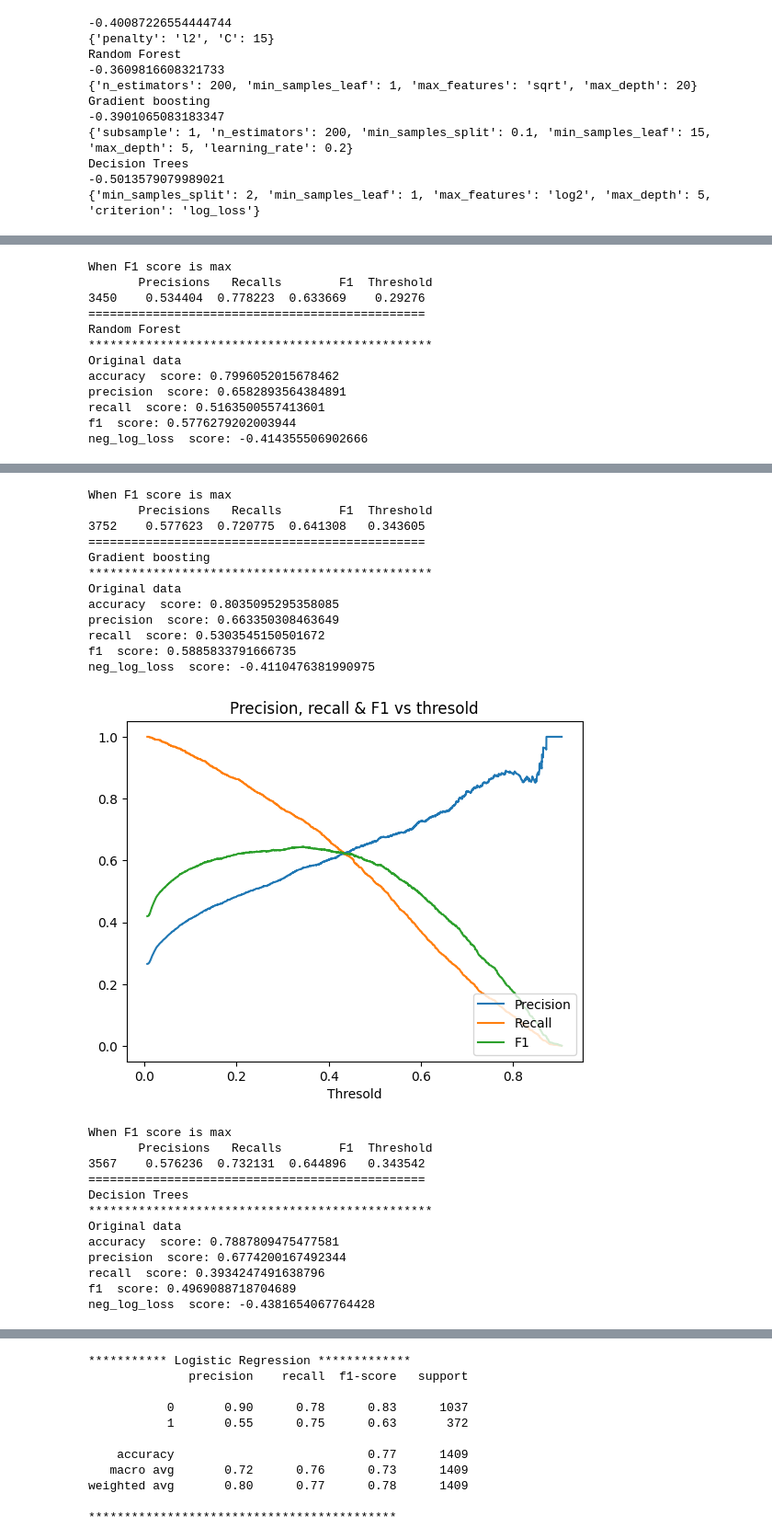
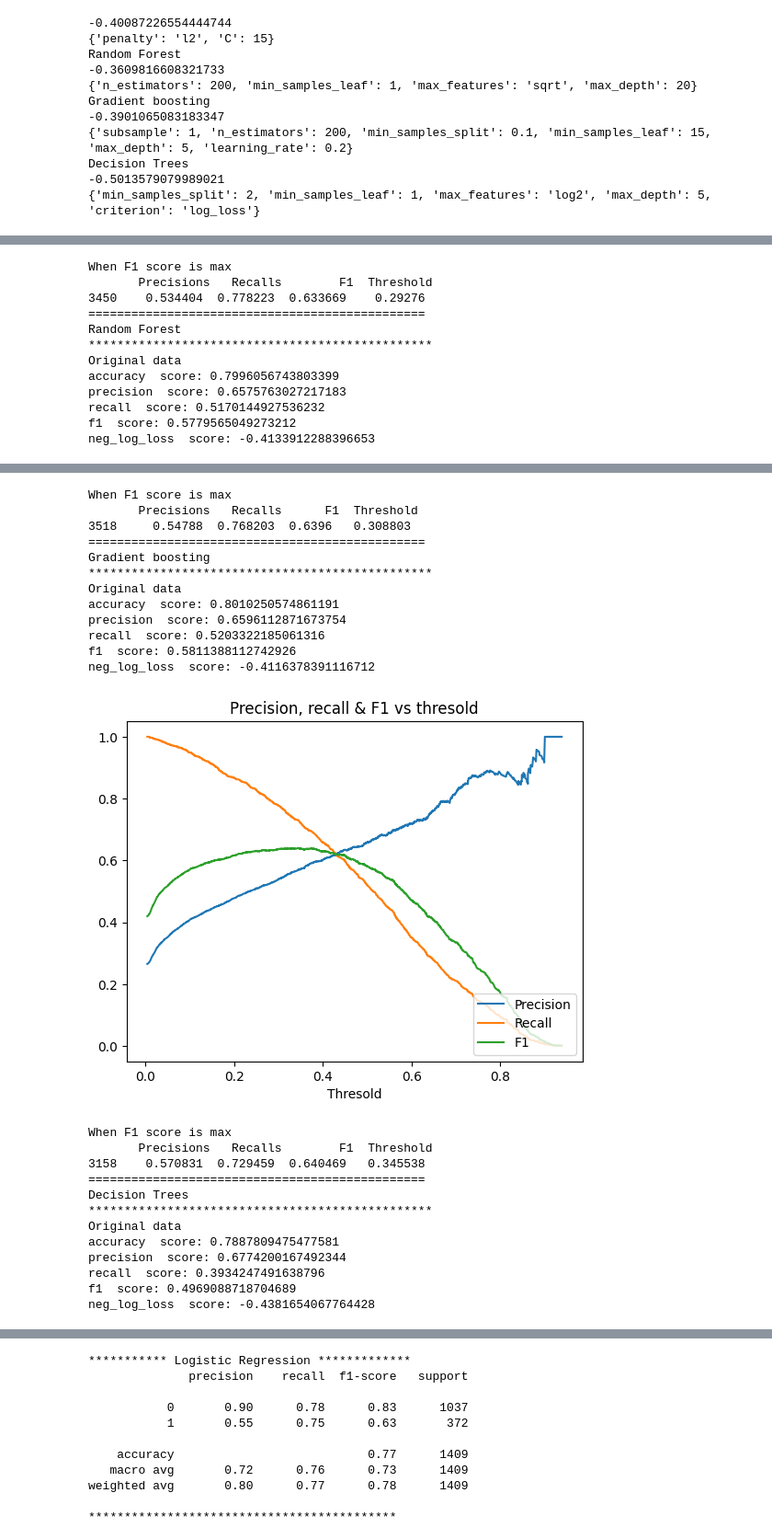
Before and after one commit to riyashetty15/Customer-Churn-Prediction---Telecom, a Jupyter notebook: Telecom_Churn_Prediction.ipynb, the cells around one changed output, grey strips where cells are left out. Shown at 92% size. Drawn from its saved outputs; the diff is of its cells as text; code cells hidden in the pictures.

```diff
--- a/Telecom_Churn_Prediction.ipynb
+++ b/Telecom_Churn_Prediction.ipynb
@@ -533,24 +555,24 @@ clsLR = LogisticRegression(random_state = random_state
 
 clsRF = RandomForestClassifier(random_state = random_state
                               ,max_depth = 10
-                              ,max_features = 0.2
-                              ,min_samples_leaf = 20
-                              ,n_estimators = 200 )
+                              ,max_features = 'sqrt'
+                              ,min_samples_leaf = 15
+                              ,n_estimators = 150 )
 
 
 clsGB = GradientBoostingClassifier(random_state = random_state
-                              , max_depth = 3
+                              , max_depth = 7
                               , n_estimators = 150
-                              , learning_rate = 0.1
-                              , min_samples_leaf = 20
-                              , min_samples_split = 0.5
-                              , subsample = 0.7)
+                              , learning_rate = 0.2
+                              , min_samples_leaf = 15
+                              , min_samples_split = 1.0
+                              , subsample = 1)
 
-clsDT = DecisionTreeClassifier(min_samples_split = 10
-                               , min_samples_leaf = 1
+clsDT = DecisionTreeClassifier(min_samples_split = 5
+                               , min_samples_leaf = 10
                                , max_features = None
                                , max_depth = 3
-                               , criterion = 'log_loss')
+                               , criterion = 'entropy')
 
 
 clsModels = [clsLR, clsRF, clsGB, clsDT]
@@ -574,8 +596,8 @@ When F1 score is max
 Random Forest
 ************************************************
 Original data
-accuracy  score: 0.7996052015678462
-precision  score: 0.6582893564384891
-recall  score: 0.5163500557413601
-f1  score: 0.5776279202003944
-neg_log_loss  score: -0.414355506902666
+accuracy  score: 0.7996056743803399
+precision  score: 0.6575763027217183
+recall  score: 0.5170144927536232
+f1  score: 0.5779565049273212
+neg_log_loss  score: -0.4133912288396653
@@ -583,19 +605,19 @@ neg_log_loss  score: -0.414355506902666
 When F1 score is max
-       Precisions   Recalls        F1  Threshold
-3752    0.577623  0.720775  0.641308   0.343605
+       Precisions   Recalls      F1  Threshold
+3518     0.54788  0.768203  0.6396   0.308803
 ===============================================
 Gradient boosting
 ************************************************
 Original data
-accuracy  score: 0.8035095295358085
-precision  score: 0.663350308463649
-recall  score: 0.5303545150501672
-f1  score: 0.5885833791666735
-neg_log_loss  score: -0.4110476381990975
+accuracy  score: 0.8010250574861191
+precision  score: 0.6596112871673754
+recall  score: 0.5203322185061316
+f1  score: 0.5811388112742926
+neg_log_loss  score: -0.4116378391116712
-[figure, old version]
+[figure, new version]
 When F1 score is max
        Precisions   Recalls        F1  Threshold
-3567    0.576236  0.732131  0.644896   0.343542
+3158    0.570831  0.729459  0.640469   0.345538
 ===============================================
 Decision Trees
 ************************************************
```
Also changed, not shown: parts of 23 cells of this notebook.
